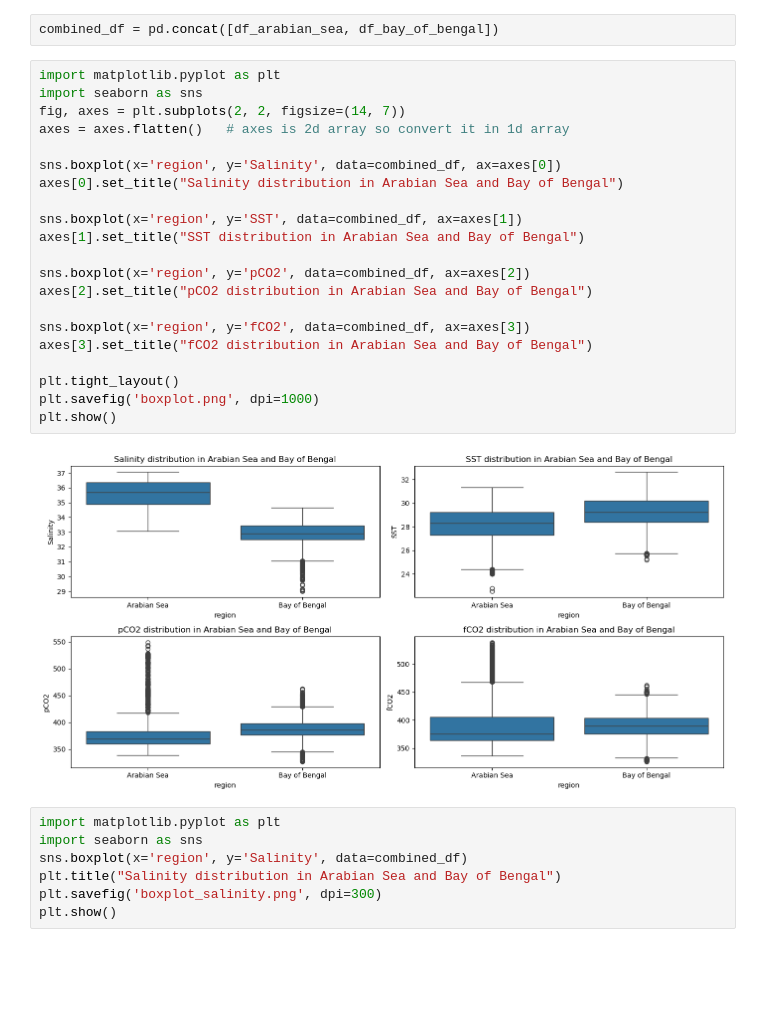
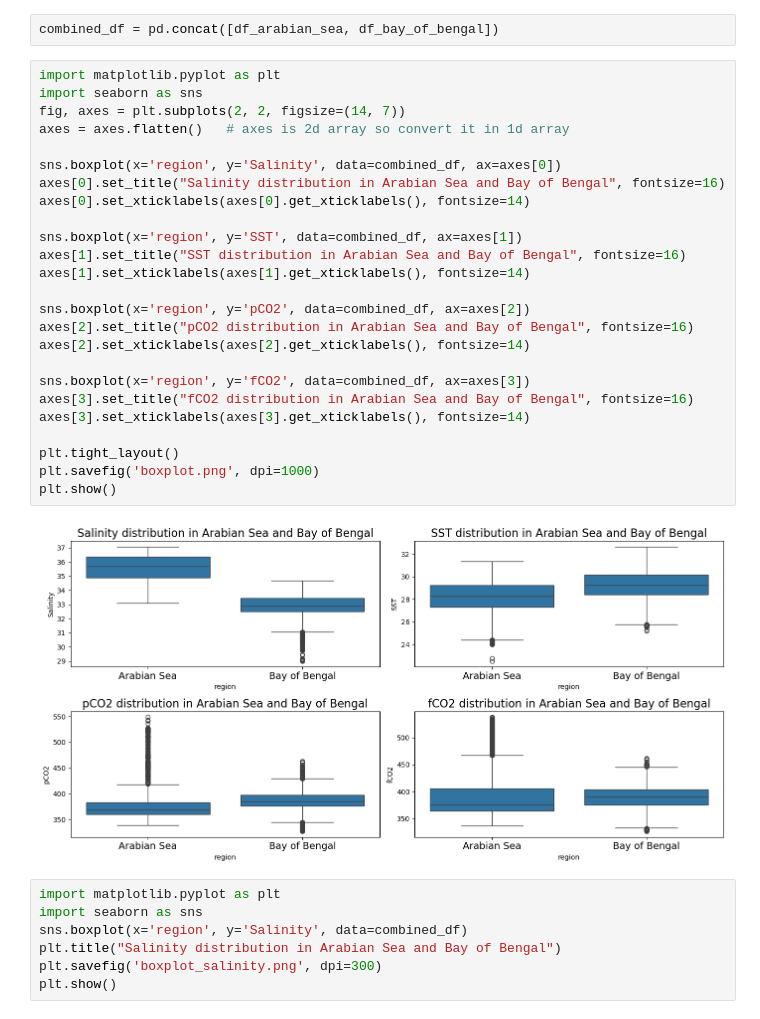
Before and after one commit to Hemantojha2023/Estimation-of-pCO2-and-fCO2-in-the-Arabian-sea-and-BoB-using-advanced-machine-learning-algorithm, a Jupyter notebook: mtp2.ipynb, the cells around one changed output. Cells and saved outputs as stored; diff of their text form; blank space fills up the shorter version.

```diff
--- a/mtp2.ipynb
+++ b/mtp2.ipynb
@@ -305,26 +353,30 @@ combined_df = pd.concat([df_arabian_sea, df_bay_of_bengal])
 # %%
 import matplotlib.pyplot as plt
 import seaborn as sns
 fig, axes = plt.subplots(2, 2, figsize=(14, 7))
 axes = axes.flatten()   # axes is 2d array so convert it in 1d array
 
 sns.boxplot(x='region', y='Salinity', data=combined_df, ax=axes[0])
-axes[0].set_title("Salinity distribution in Arabian Sea and Bay of Bengal")
+axes[0].set_title("Salinity distribution in Arabian Sea and Bay of Bengal", fontsize=16)
+axes[0].set_xticklabels(axes[0].get_xticklabels(), fontsize=14)
 
 sns.boxplot(x='region', y='SST', data=combined_df, ax=axes[1])
-axes[1].set_title("SST distribution in Arabian Sea and Bay of Bengal")
+axes[1].set_title("SST distribution in Arabian Sea and Bay of Bengal", fontsize=16)
+axes[1].set_xticklabels(axes[1].get_xticklabels(), fontsize=14)
 
 sns.boxplot(x='region', y='pCO2', data=combined_df, ax=axes[2])
-axes[2].set_title("pCO2 distribution in Arabian Sea and Bay of Bengal")
+axes[2].set_title("pCO2 distribution in Arabian Sea and Bay of Bengal", fontsize=16)
+axes[2].set_xticklabels(axes[2].get_xticklabels(), fontsize=14)
 
 sns.boxplot(x='region', y='fCO2', data=combined_df, ax=axes[3])
-axes[3].set_title("fCO2 distribution in Arabian Sea and Bay of Bengal")
+axes[3].set_title("fCO2 distribution in Arabian Sea and Bay of Bengal", fontsize=16)
+axes[3].set_xticklabels(axes[3].get_xticklabels(), fontsize=14)
 
 plt.tight_layout()
 plt.savefig('boxplot.png', dpi=1000)
 plt.show()
 # %% [output]
-[figure, old version]
+[figure, new version]
 # %%
 import matplotlib.pyplot as plt
 import seaborn as sns
```
Also changed, not shown: parts of 16 cells of this notebook.
